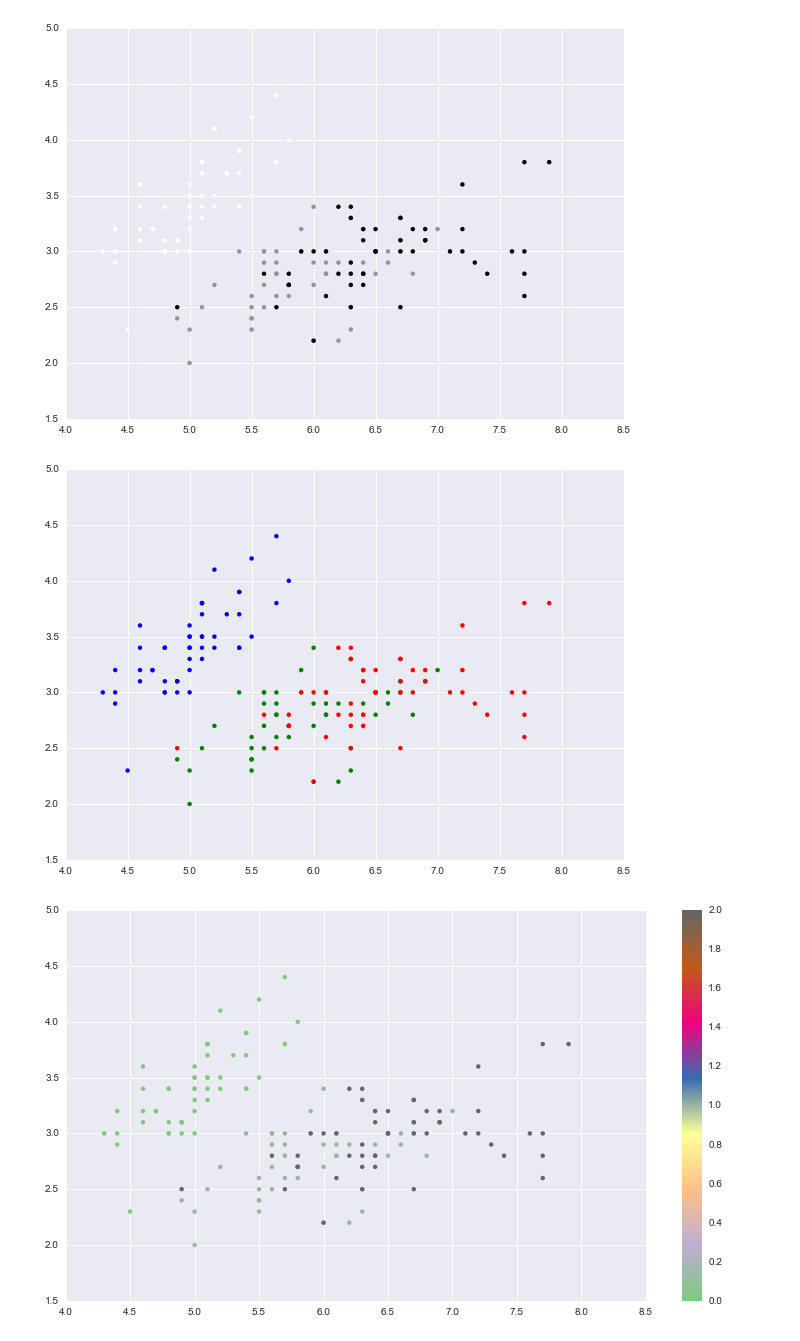
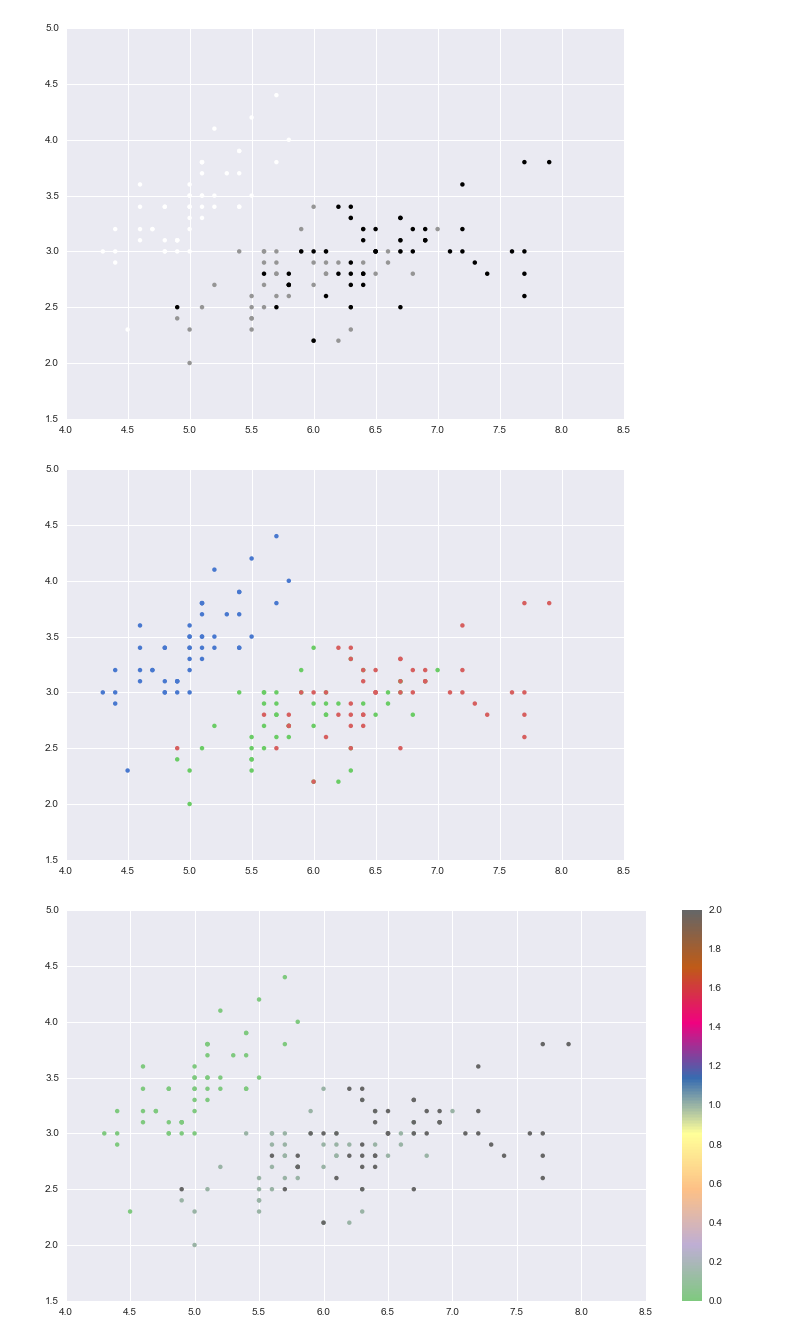
Before and after one commit to matsuken92/Qiita_Contents, a Jupyter notebook: General/Matplotlib_color_settings.ipynb, the cells around one changed output. Drawn from its saved outputs; the diff is of its cells as text; code cells hidden in the pictures.

```diff
--- a/General/Matplotlib_color_settings.ipynb
+++ b/General/Matplotlib_color_settings.ipynb
@@ -21,22 +20,22 @@ plt.show()
 # %% [output]
 [figure]
 # %%
-# 散布図の表示（ひとつずつ色を指定する）
+# 散布図の表示（ひとつずつ色を指定する palette: muted）
 def set_color(l):
     if l == 0:
-        return "blue"
+        return "b"
     elif l == 1:
-        return "green"
+        return "g"
     else:
-        return "red"
+        return "r"
 
 color_list = map(set_color, iris.target)
 
 plt.figure(figsize=(10,7))
 plt.scatter(iris.data[:,0], iris.data[:,1], c=color_list, linewidths=0, alpha=1)
 plt.show()
 # %% [output]
-[figure, old version]
+[figure, new version]
 # %%
 # 定義されているカラーマップを適用する
 # 参考： http://matplotlib.org/examples/color/colormaps_reference.html
```
Also changed, not shown: parts of 8 cells of this notebook.
